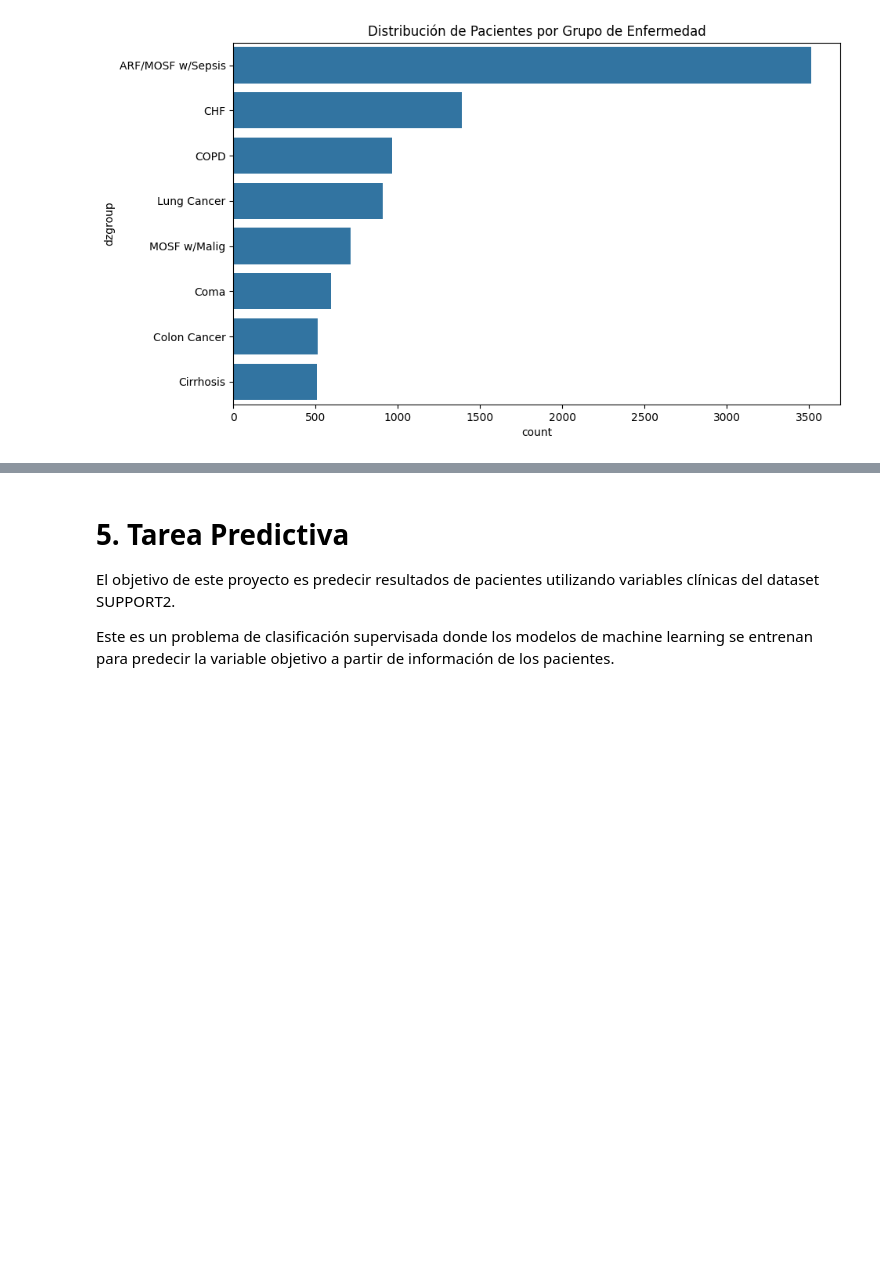
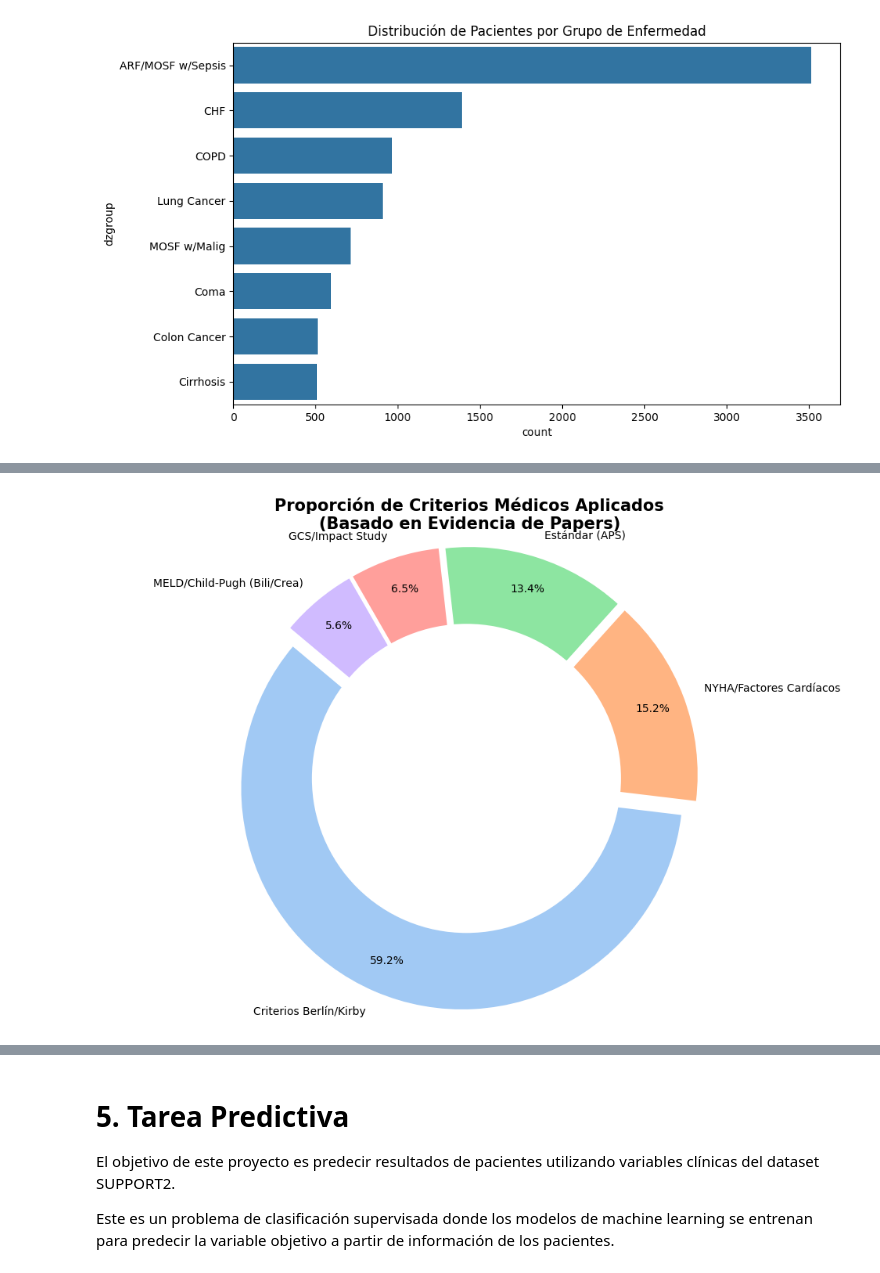
Before and after one commit to nrapun/proyecto_AA, a Jupyter notebook: notebook_proyectoAA.ipynb, the cells around one changed output, grey strips where cells are left out. Cells and saved outputs as stored; diff of their text form; code cells hidden in the pictures; blank space fills up the shorter version.

```diff
--- a/notebook_proyectoAA.ipynb
+++ b/notebook_proyectoAA.ipynb
@@ -406,0 +596,20 @@ Name: count, dtype: int64
+# %%
+# Ver qué criterios médicos se aplicaron más
+plt.figure(figsize=(10, 7))
+conteo_referencias = df_clean['referencia_clinica'].value_counts()
+
+plt.pie(conteo_referencias, labels=conteo_referencias.index, autopct='%1.1f%%',
+        colors=sns.color_palette('pastel'), startangle=140, pctdistance=0.85,
+        explode=[0.05]*len(conteo_referencias))
+
+# Dibujar un círculo blanco en el centro para que parezca un donut (más moderno)
+centro_circulo = plt.Circle((0,0), 0.70, fc='white')
+fig = plt.gcf()
+fig.gca().add_artist(centro_circulo)
+
+plt.title('Proporción de Criterios Médicos Aplicados\n(Basado en Evidencia de Papers)', fontsize=15, fontweight='bold')
+plt.axis('equal')
+plt.tight_layout()
+plt.show()
+# %% [output]
+[figure, added]
```
Also changed, not shown: parts of 10 cells of this notebook.
